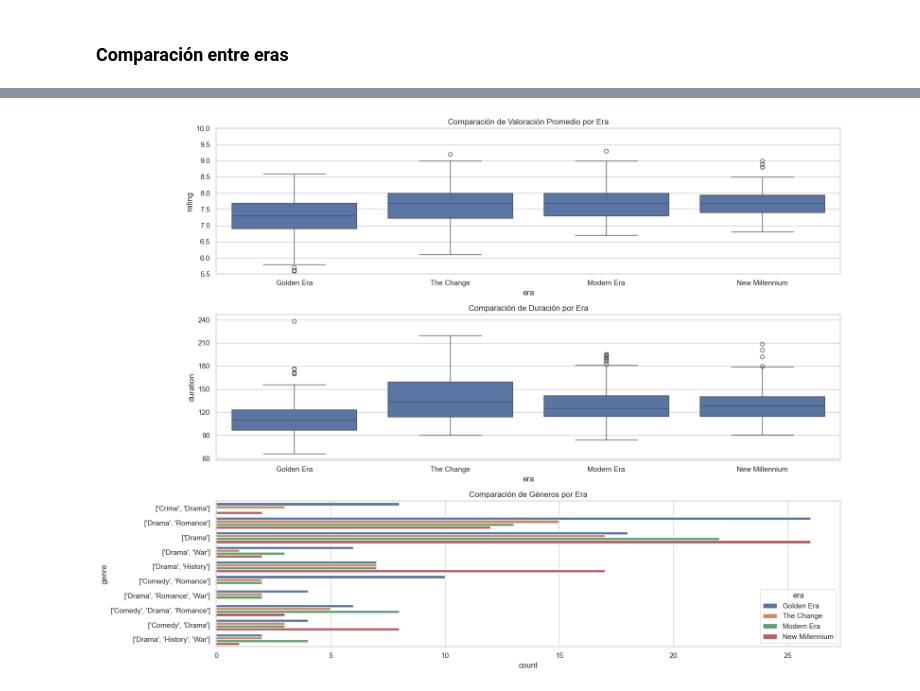
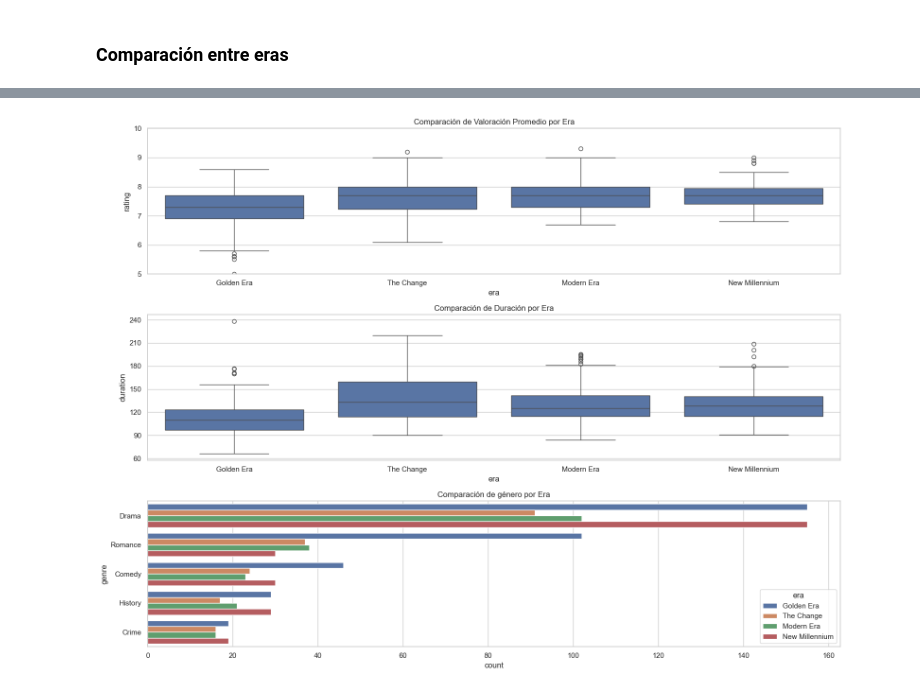
Before and after one commit to njisly/online_ds_thebridge_Nur, a Jupyter notebook: EDA/8.ipynb, the cells around one changed output, grey strips where cells are left out. Cells and saved outputs as stored; diff of their text form; code cells hidden in the pictures.

```diff
--- a/EDA/8.ipynb
+++ b/EDA/8.ipynb
@@ -33,10 +37,15 @@ df[df["rating"].isna()]
 |  | year_film | year_ceremony | ceremony | film | winner | original_language | original_title | release_date | ... |
 | 7 | 1928 | 1929 | 2 | The Patriot | False | en | The Patriot | 1928-09-01 | ... |
 # %%
-talkies = df[(df['year_film'] >= 1927) & (df['year_film'] <= 1938)]
-mean_talkies = talkies["rating"].mean()
-df["rating"].fillna(mean_talkies, inplace=True)
+df['rating'] = df['rating'].fillna(df['vote_average'])
+
+# paso duration a float
 df['duration'] = df['duration'].str.strip("[]'").str.replace(',', '.').astype(float)
+# %%
+# paso genre a lista
+generos = df.genre.tolist()
+
+df['genre'] = df['genre'].apply(ast.literal_eval)
 # %%
 df.info()
 # %% [output]
@@ -87,2 +124,12 @@ Identificar posibles cambios en las preferencias a lo largo de las eras.
 # %% [markdown]
 ### Comparación entre eras
+# %%
+df_exploded = df.explode('genre')
+
+df_exploded['genre_position'] = df_exploded.groupby(level=0).cumcount() + 1
+column_order = ['year_film', 'year_ceremony', 'ceremony', 'film', 'winner',
+                'original_language', 'original_title', 'release_date', 'vote_average',
+                'genre_position', 'genre', 'rating', 'duration', 'era']
+
+df_exploded = df_exploded[column_order]
+df_exploded
@@ -89,33 +150,31 @@ Identificar posibles cambios en las preferencias a lo largo de las eras.
 # %%
 sns.set(style="whitegrid")
-
-# Crear un conjunto de gráficos para comparar diferentes características entre eras
 plt.figure(figsize=(16, 12))
 
 # Comparación de Valoración Promedio
 plt.subplot(3, 1, 1)
 sns.boxplot(x='era', y='rating', data=df)
 plt.ylim(df['rating'].min(),10)
 plt.title('Comparación de Valoración Promedio por Era')
 
 # Comparación de Duración
 plt.subplot(3, 1, 2)
 plt.yticks
 sns.boxplot(x='era', y='duration', data=df)
 y_min = df['duration'].min()
 y_max = df['duration'].max()
 plt.yticks(np.arange(np.floor(y_min/30)*30, np.ceil(y_max/30)*30 + 30, 30))
 plt.title("Comparación de Duración por Era")
 
 # Comparación de Géneros
 plt.subplot(3, 1, 3)
-genre_count = df['genre'].explode().value_counts().nlargest(10)  # Obtener los 10 géneros más comunes
-sns.countplot(y='genre', hue='era', data=df[df['genre'].explode().isin(genre_count.index)], dodge=True)
-plt.title('Comparación de Géneros por Era')
+top_genres = df_exploded['genre'].value_counts().nlargest(5).index
+df_top_genres = df_exploded[df_exploded['genre'].isin(top_genres)]
+sns.countplot(y='genre', hue='era', data=df_top_genres, order=df_top_genres['genre'].value_counts().index)
+plt.title('Comparación de género por Era')
 
 
-# Ajustar el diseño de los subgráficos
 plt.tight_layout()
 plt.show()
 # %% [output]
-[figure, old version]
+[figure, new version]
```
Also changed, not shown: parts of 33 cells of this notebook, 2 other files.
